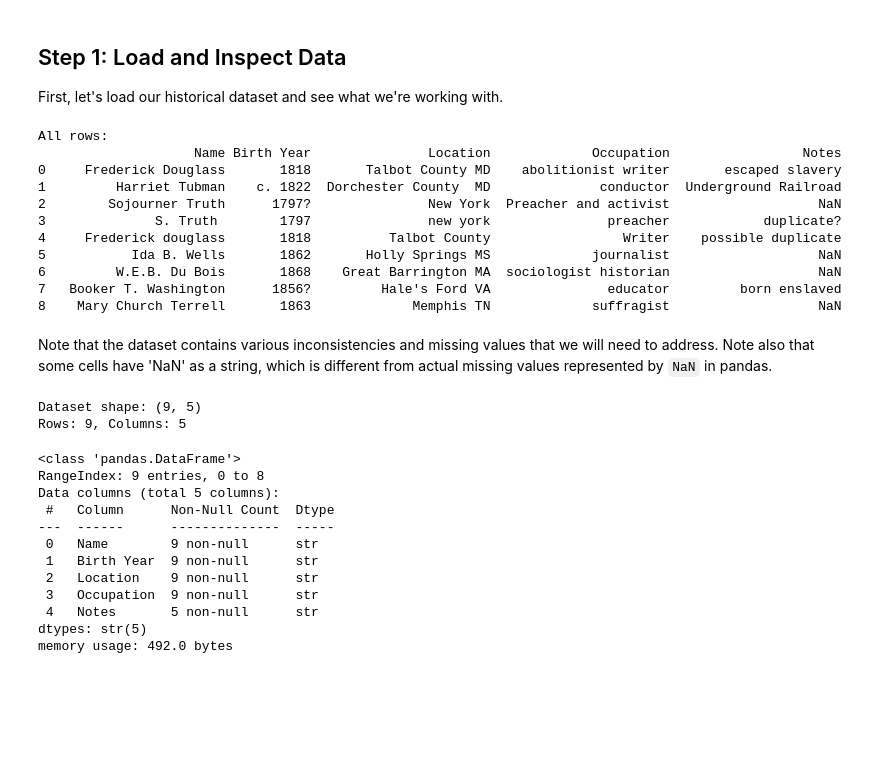
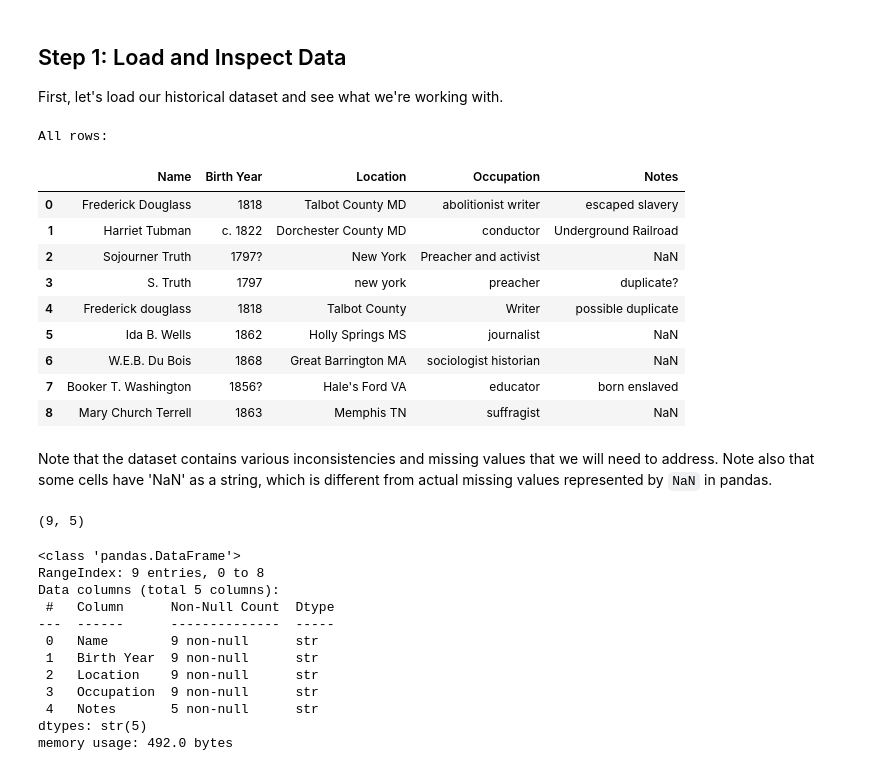
Before and after one commit to bds134/hist501d-coursework-template, a Jupyter notebook: hands-on/week-03-pandas-demo.ipynb, the cells around one changed output. Cells and saved outputs as stored; diff of their text form; code cells hidden in the pictures; blank space fills up the shorter version.

```diff
--- a/hands-on/week-03-pandas-demo.ipynb
+++ b/hands-on/week-03-pandas-demo.ipynb
@@ -23,31 +23,29 @@ First, let's load our historical dataset and see what we're working with.
 # %%
 # Load the data
 df = pd.read_csv('./week03-census-sample.csv')
 
 # Display all rows with all columns side by side
 print("All rows:")
-print(df.to_string())
+df
 # %% [output]
 All rows:
-                    Name Birth Year               Location             Occupation                 Notes
-0     Frederick Douglass       1818       Talbot County MD    abolitionist writer       escaped slavery
-1         Harriet Tubman    c. 1822  Dorchester County  MD              conductor  Underground Railroad
-2        Sojourner Truth      1797?               New York  Preacher and activist                   NaN
-3              S. Truth        1797               new york               preacher            duplicate?
-4     Frederick douglass       1818          Talbot County                 Writer    possible duplicate
-5           Ida B. Wells       1862       Holly Springs MS             journalist                   NaN
-6         W.E.B. Du Bois       1868    Great Barrington MA  sociologist historian                   NaN
-7   Booker T. Washington      1856?         Hale's Ford VA               educator         born enslaved
-8    Mary Church Terrell       1863             Memphis TN             suffragist                   NaN
+|  | Name | Birth Year | Location | Occupation | Notes |
+| 0 | Frederick Douglass | 1818 | Talbot County MD | abolitionist writer | escaped slavery |
+| 1 | Harriet Tubman | c. 1822 | Dorchester County MD | conductor | Underground Railroad |
+| 2 | Sojourner Truth | 1797? | New York | Preacher and activist | NaN |
+| 3 | S. Truth | 1797 | new york | preacher | duplicate? |
+| 4 | Frederick douglass | 1818 | Talbot County | Writer | possible duplicate |
+| 5 | Ida B. Wells | 1862 | Holly Springs MS | journalist | NaN |
+| 6 | W.E.B. Du Bois | 1868 | Great Barrington MA | sociologist historian | NaN |
+| 7 | Booker T. Washington | 1856? | Hale's Ford VA | educator | born enslaved |
+| 8 | Mary Church Terrell | 1863 | Memphis TN | suffragist | NaN |
 # %% [markdown]
 Note that the dataset contains various inconsistencies and missing values that we will need to address. Note also that some cells have 'NaN' as a string, which is different from actual missing values represented by `NaN` in pandas.
 # %%
 # Check the shape (rows, columns)
-print(f"Dataset shape: {df.shape}")
-print(f"Rows: {df.shape[0]}, Columns: {df.shape[1]}")
+print(df.shape)
 # %% [output]
-Dataset shape: (9, 5)
-Rows: 9, Columns: 5
+(9, 5)
 # %%
 # Get column information
 df.info()
```
Also changed, not shown: parts of 24 cells of this notebook.
